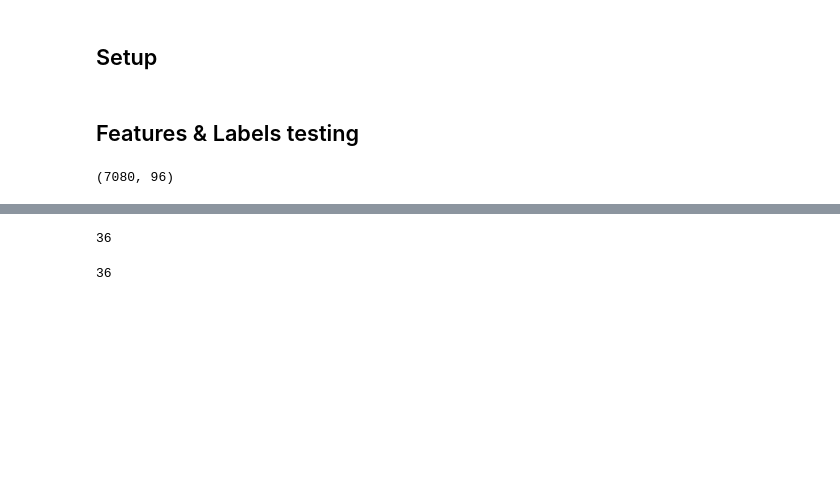
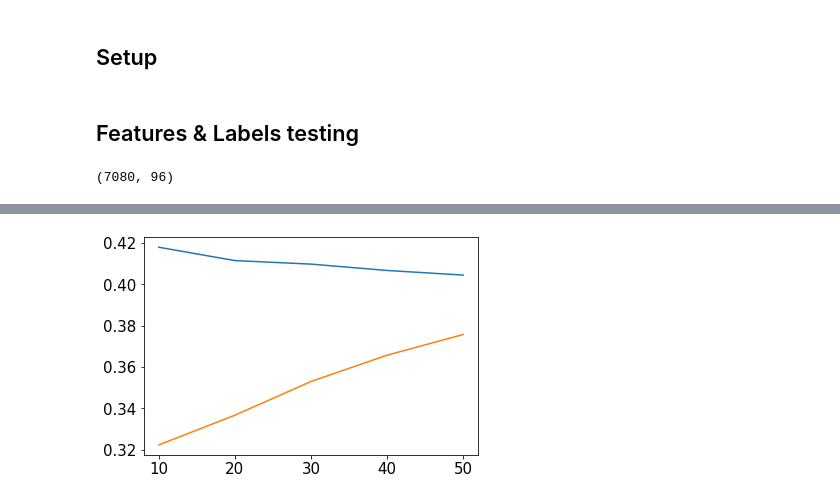
Before and after one commit to tristanlmiller/auto-guitar-tabs, a Jupyter notebook: Logistic Regression model.ipynb, the cells around one changed output, grey strips where cells are left out. Saved outputs shown, nothing was run; the diff lists cells and outputs as text; code cells hidden in the pictures; blank space fills up the shorter version.

Commit message:
further debugging of chord_loader

```diff
--- a/Logistic Regression model.ipynb
+++ b/Logistic Regression model.ipynb
@@ -78,2 +99,3 @@ Using higher `bins_per_note` or shorter `block_length` expands the data size, bu
 # %%
-print(chord_loader.get_true_block(0.5,32.7,7,1))
+features_play, labels_play = chord_loader.get_features_labels(
+    playground_set,0.5,32.7,7,1,True)
@@ -90,8 +102,25 @@ print(hop_length)
-# %%
-print(hop_restriction)
-# %% [output]
-36
-# %%
-print((7-1)**2)
-# %% [output]
-36
+# %%
+features_valid, labels_valid = chord_loader.get_features_labels(
+    playvalid_set,0.5,32.7,7,1,True)
+# %%
+root_model = sklearn.linear_model.LogisticRegression(class_weight=None,multi_class='ovr',
+                                                solver='lbfgs', max_iter=200)
+# %%
+#I don't trust sklearn's learning_curve, since I'm not sure it shuffles data
+#so I'm doing it manually
+train_sizes = []
+train_scores = []
+test_scores = []
+for frac in np.arange(0.2,1.2,0.2):
+    n_rows = int(features_play.shape[0] * frac)
+    train_sizes.append(playground_set.shape[0]*frac)
+    root_model.fit(features_play[:n_rows], labels_play[:n_rows,0])
+    predict_play = root_model.predict(features_play[:n_rows,:])
+    predict_valid = root_model.predict(features_valid)
+    train_scores.append(sklearn.metrics.f1_score(predict_play,labels_play[:n_rows,0],average='weighted'))
+    test_scores.append(sklearn.metrics.f1_score(predict_valid,labels_valid[:,0],average='weighted'))
+# %%
+plt.plot(train_sizes,train_scores)
+plt.plot(train_sizes,test_scores);
+# %% [output]
+[figure, added]
```
Also changed, not shown: parts of 24 cells of this notebook, 1 other file.
